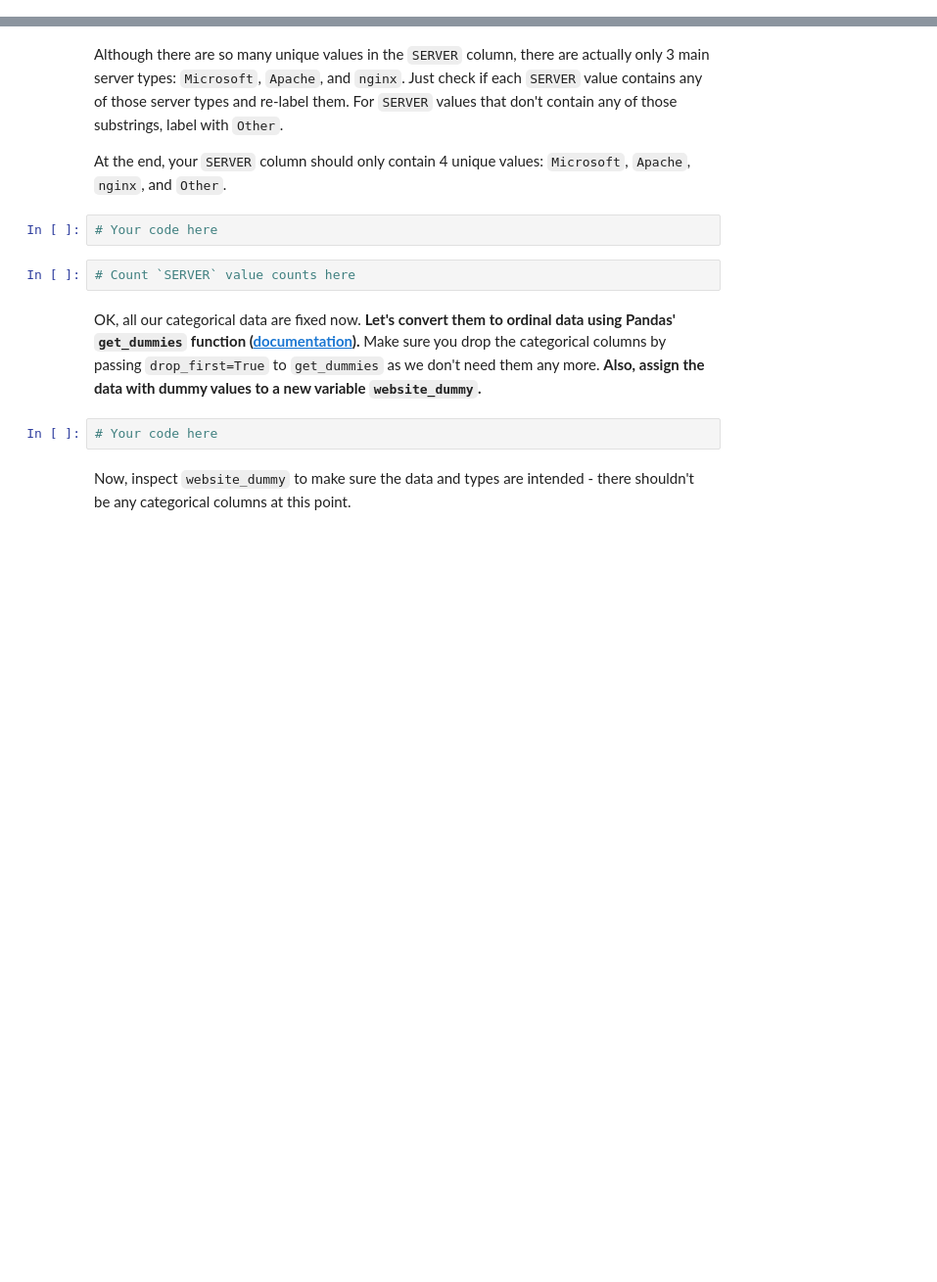
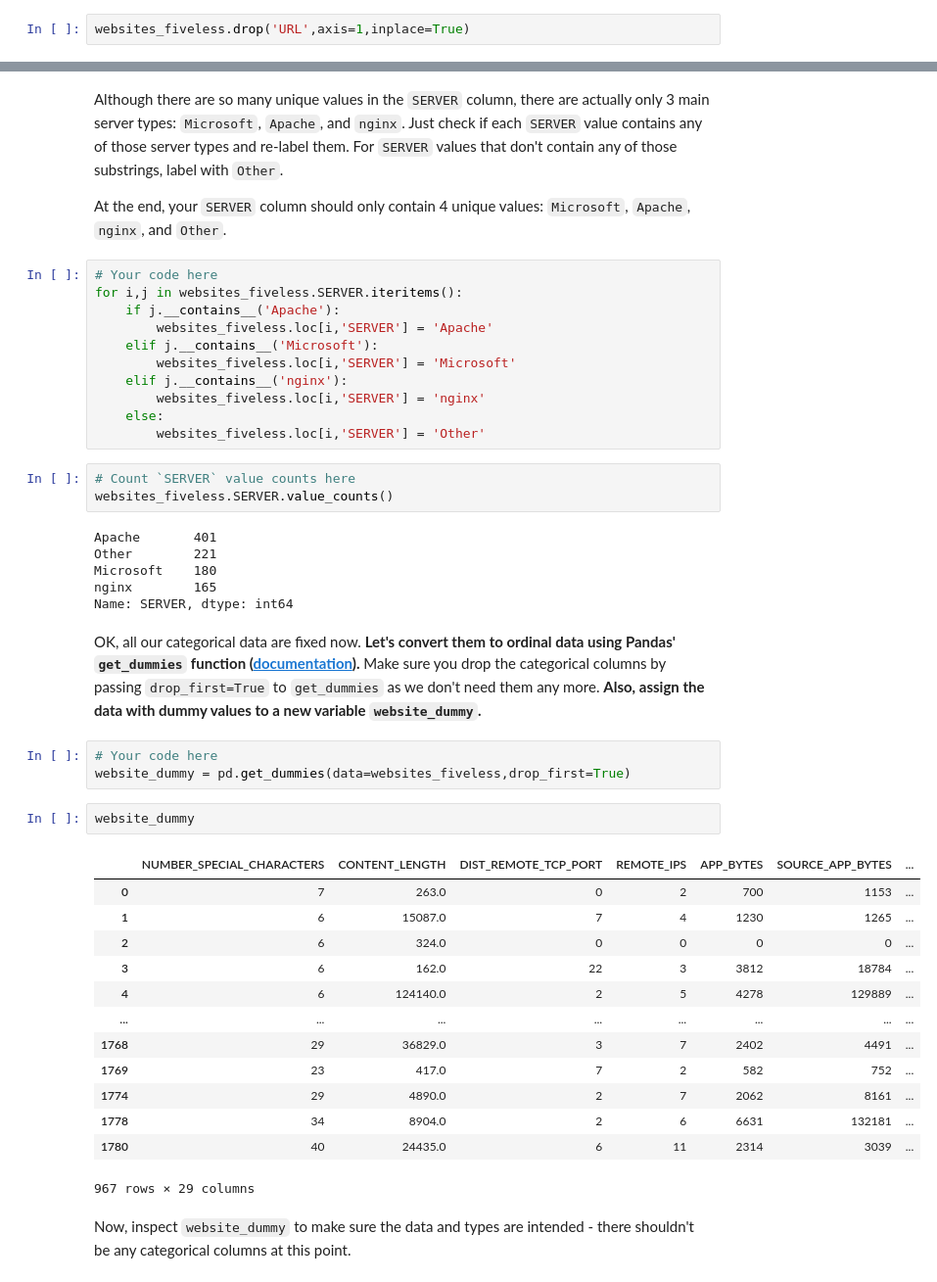
Before and after one commit to ironhack-bcn-data-pt/38-lab-supervised-learning-classification, a Jupyter notebook: your-code/main.ipynb, the cells around one changed output, grey strips where cells are left out. Shown at 98% size. Drawn from its saved outputs; the diff is of its cells as text; blank space fills up the shorter version.

```diff
--- a/your-code/main.ipynb
+++ b/your-code/main.ipynb
@@ -400,3 +425,5 @@ Now print the `dtypes` of the data again. Besides `WHOIS_COUNTRY` which we alrea
+# %%
+websites_fiveless.drop('URL',axis=1,inplace=True)
 # %% [markdown]
 #### Print the unique value counts of `CHARSET`. You see there are only a few unique values. So we can keep it as it is.
 # %%
@@ -415,14 +469,47 @@ Now print the `dtypes` of the data again. Besides `WHOIS_COUNTRY` which we alrea
 Although there are so many unique values in the `SERVER` column, there are actually only 3 main server types: `Microsoft`, `Apache`, and `nginx`. Just check if each `SERVER` value contains any of those server types and re-label them. For `SERVER` values that don't contain any of those substrings, label with `Other`.
 
 At the end, your `SERVER` column should only contain 4 unique values: `Microsoft`, `Apache`, `nginx`, and `Other`.
-# %%
-# Your code here
+# %%
+# Your code here
+for i,j in websites_fiveless.SERVER.iteritems():
+    if j.__contains__('Apache'):
+        websites_fiveless.loc[i,'SERVER'] = 'Apache'
+    elif j.__contains__('Microsoft'):
+        websites_fiveless.loc[i,'SERVER'] = 'Microsoft'
+    elif j.__contains__('nginx'):
+        websites_fiveless.loc[i,'SERVER'] = 'nginx'
+    else:
+        websites_fiveless.loc[i,'SERVER'] = 'Other'
 # %%
 # Count `SERVER` value counts here
+websites_fiveless.SERVER.value_counts()
+# %% [output]
+Apache       401
+Other        221
+Microsoft    180
+nginx        165
+Name: SERVER, dtype: int64
 # %% [markdown]
 OK, all our categorical data are fixed now. **Let's convert them to ordinal data using Pandas' `get_dummies` function ([documentation](https://pandas.pydata.org/pandas-docs/stable/generated/pandas.get_dummies.html)).** Make sure you drop the categorical columns by passing `drop_first=True` to `get_dummies` as we don't need them any more. **Also, assign the data with dummy values to a new variable `website_dummy`.**
 # %%
 # Your code here
+website_dummy = pd.get_dummies(data=websites_fiveless,drop_first=True)
+# %%
+website_dummy
+# %% [output]
+|  | NUMBER_SPECIAL_CHARACTERS | CONTENT_LENGTH | DIST_REMOTE_TCP_PORT | REMOTE_IPS | APP_BYTES | SOURCE_APP_BYTES | ... |
+| 0 | 7 | 263.0 | 0 | 2 | 700 | 1153 | ... |
+| 1 | 6 | 15087.0 | 7 | 4 | 1230 | 1265 | ... |
+| 2 | 6 | 324.0 | 0 | 0 | 0 | 0 | ... |
+| 3 | 6 | 162.0 | 22 | 3 | 3812 | 18784 | ... |
+| 4 | 6 | 124140.0 | 2 | 5 | 4278 | 129889 | ... |
+| ... | ... | ... | ... | ... | ... | ... | ... |
+| 1768 | 29 | 36829.0 | 3 | 7 | 2402 | 4491 | ... |
+| 1769 | 23 | 417.0 | 7 | 2 | 582 | 752 | ... |
+| 1774 | 29 | 4890.0 | 2 | 7 | 2062 | 8161 | ... |
+| 1778 | 34 | 8904.0 | 2 | 6 | 6631 | 132181 | ... |
+| 1780 | 40 | 24435.0 | 6 | 11 | 2314 | 3039 | ... |
+967 rows × 29 columns
 # %% [markdown]
 Now, inspect `website_dummy` to make sure the data and types are intended - there shouldn't be any categorical columns at this point.
 # %%
```
Also changed, not shown: parts of 7 cells of this notebook.
